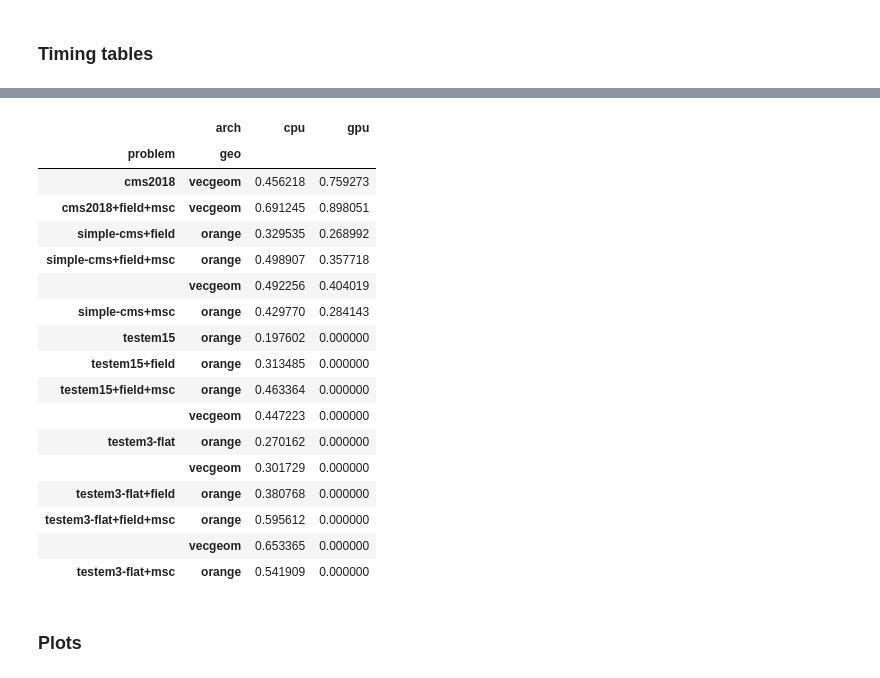
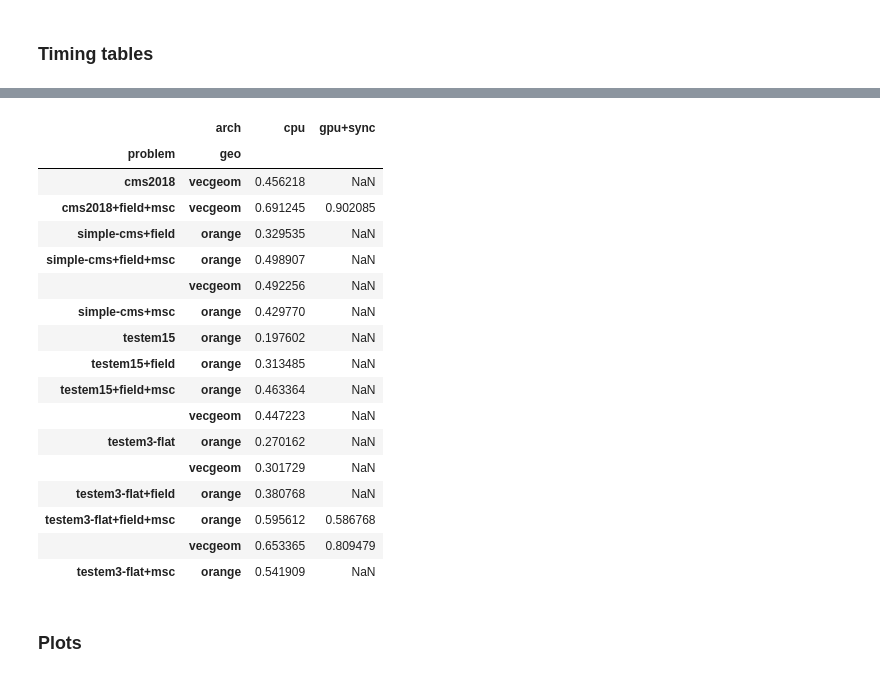
Before and after one commit to celeritas-project/regression, a Jupyter notebook: analysis.ipynb, the cells around one changed output, grey strips where cells are left out. Cells and saved outputs as stored; diff of their text form; code cells hidden in the pictures.

```diff
--- a/analysis.ipynb
+++ b/analysis.ipynb
@@ -188,26 +188,26 @@ geo_actions = [lab for lab in action_times_inst.index
 geo_frac_inst = action_times_inst.loc[geo_actions].sum() / total_time_inst
 geo_frac = analyze.summarize_instances(geo_frac_inst)
 # %%
-geo_frac['mean'].unstack('arch')
+geo_frac['mean'].unstack('arch')[['cpu', 'gpu+sync']]
 # %% [output]
-|  | arch | cpu | gpu |
+|  | arch | cpu | gpu+sync |
 | problem | geo |  |  |
-| cms2018 | vecgeom | 0.456218 | 0.759273 |
-| cms2018+field+msc | vecgeom | 0.691245 | 0.898051 |
-| simple-cms+field | orange | 0.329535 | 0.268992 |
-| simple-cms+field+msc | orange | 0.498907 | 0.357718 |
-|  | vecgeom | 0.492256 | 0.404019 |
-| simple-cms+msc | orange | 0.429770 | 0.284143 |
-| testem15 | orange | 0.197602 | 0.000000 |
-| testem15+field | orange | 0.313485 | 0.000000 |
-| testem15+field+msc | orange | 0.463364 | 0.000000 |
-|  | vecgeom | 0.447223 | 0.000000 |
-| testem3-flat | orange | 0.270162 | 0.000000 |
-|  | vecgeom | 0.301729 | 0.000000 |
-| testem3-flat+field | orange | 0.380768 | 0.000000 |
-| testem3-flat+field+msc | orange | 0.595612 | 0.000000 |
-|  | vecgeom | 0.653365 | 0.000000 |
-| testem3-flat+msc | orange | 0.541909 | 0.000000 |
+| cms2018 | vecgeom | 0.456218 | NaN |
+| cms2018+field+msc | vecgeom | 0.691245 | 0.902085 |
+| simple-cms+field | orange | 0.329535 | NaN |
+| simple-cms+field+msc | orange | 0.498907 | NaN |
+|  | vecgeom | 0.492256 | NaN |
+| simple-cms+msc | orange | 0.429770 | NaN |
+| testem15 | orange | 0.197602 | NaN |
+| testem15+field | orange | 0.313485 | NaN |
+| testem15+field+msc | orange | 0.463364 | NaN |
+|  | vecgeom | 0.447223 | NaN |
+| testem3-flat | orange | 0.270162 | NaN |
+|  | vecgeom | 0.301729 | NaN |
+| testem3-flat+field | orange | 0.380768 | NaN |
+| testem3-flat+field+msc | orange | 0.595612 | 0.586768 |
+|  | vecgeom | 0.653365 | 0.809479 |
+| testem3-flat+msc | orange | 0.541909 | NaN |
 # %% [markdown]
 ### Plots
 # %%
```
Also changed, not shown: parts of 8 cells of this notebook, 22 other files.
